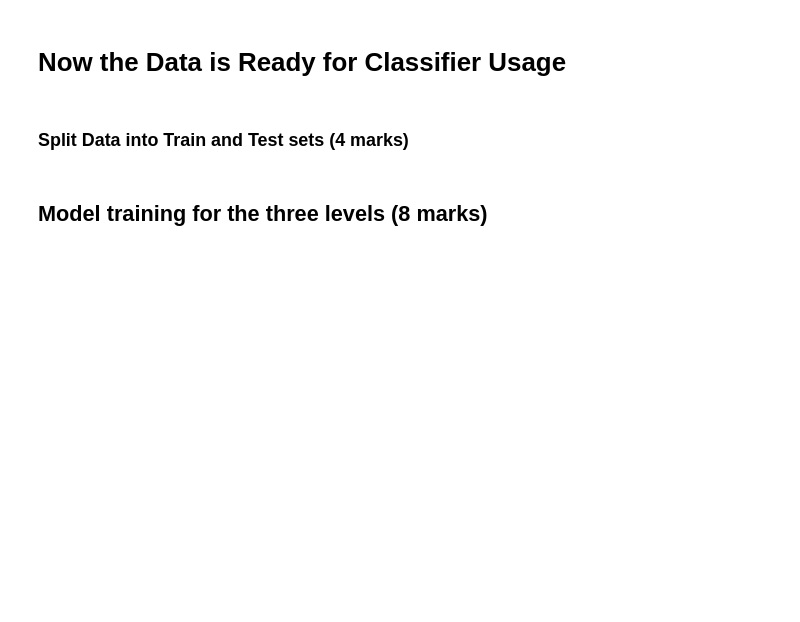
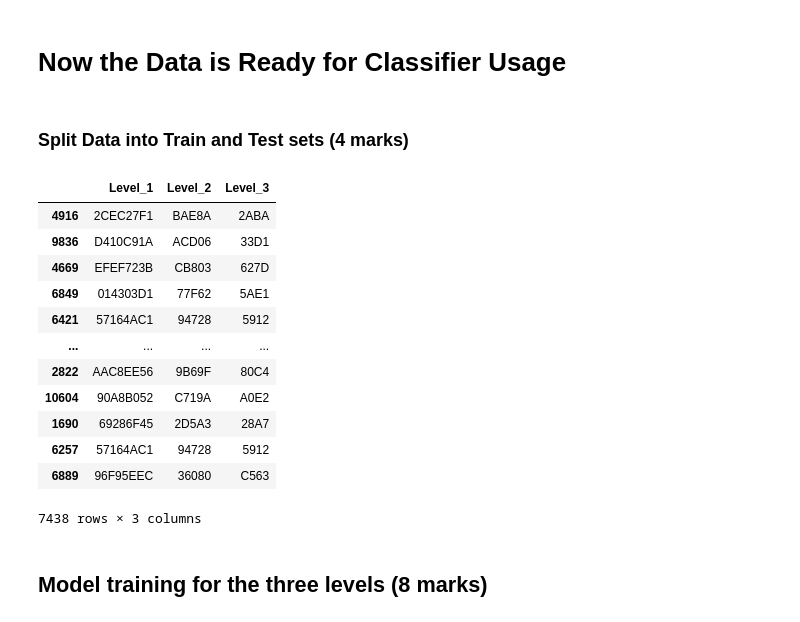
Before and after one commit to JohnnyFoulds/DSM030-2021-OCT, a Jupyter notebook: coursework_01/solution.ipynb, the cells around one changed output. Drawn from its saved outputs; the diff is of its cells as text; code cells hidden in the pictures; blank space fills up the shorter version.

```diff
--- a/coursework_01/solution.ipynb
+++ b/coursework_01/solution.ipynb
@@ -310,0 +313,3 @@ Function get_feature_names is deprecated; get_feature_names is deprecated in 1.0
+# %%
+# vectorize the description column in the dataset
+count_vectorizer, bow = bow_transform(df_clean.Description, 3)
@@ -314,3 +330,14 @@ Now we can use .transform on our Bag-of-Words (bow) transformed object and trans
 # After that you pass the result of the previous step to sklearn's TfidfTransformer
 # which will convert them into a feature matrix
 # See here: https://scikit-learn.org/stable/modules/generated/sklearn.feature_extraction.text.TfidfTransformer.html
+
+tfidf_transformer = TfidfTransformer()
+text_tfidf = tfidf_transformer.fit_transform(bow)
+# %%
+# perform dimensionality reduction
+n_components = 50 #2000
+
+svd = TruncatedSVD(n_components=n_components, random_state=42)
+text_svd = svd.fit_transform(text_tfidf)
+
+print('Total variance explained: %.2f' % svd.explained_variance_ratio_.sum())
@@ -317,5 +346,7 @@ Now we can use .transform on our Bag-of-Words (bow) transformed object and trans
 # %%
 # The resulting matrix is in sparse format, we can transform it into dense
 # Code prepared for you so you can see what results look like
-text_tfidf = pd.DataFrame(text_tfidf.toarray())
+#text_tfidf = pd.DataFrame(text_tfidf.toarray())
+text_tfidf = pd.DataFrame(text_svd)
+text_tfidf.shape
 # %% [output]
@@ -333,3 +370,30 @@ text_tfidf.head()
+# %%
+from sklearn.model_selection import train_test_split
+
+# get the dependent and indeendent variables
+y = df_clean.drop('Description', axis=1)
+X = text_tfidf
+
+# Train/Test split
+#X_train, X_test, y_train, y_test = train_test_split(X.index,y,test_size=0.3)
+X_train, X_test, y_train, y_test = train_test_split(X,y,test_size=0.3)
+
+#X_train
+y_train
+# %% [output]
+|  | Level_1 | Level_2 | Level_3 |
+| 4916 | 2CEC27F1 | BAE8A | 2ABA |
+| 9836 | D410C91A | ACD06 | 33D1 |
+| 4669 | EFEF723B | CB803 | 627D |
+| 6849 | 014303D1 | 77F62 | 5AE1 |
+| 6421 | 57164AC1 | 94728 | 5912 |
+| ... | ... | ... | ... |
+| 2822 | AAC8EE56 | 9B69F | 80C4 |
+| 10604 | 90A8B052 | C719A | A0E2 |
+| 1690 | 69286F45 | 2D5A3 | 28A7 |
+| 6257 | 57164AC1 | 94728 | 5912 |
+| 6889 | 96F95EEC | 36080 | C563 |
+7438 rows × 3 columns
 # %%
 # You might need to reset index in each dataframe (depends on you how you do things)
 # done for you to make it clearer
```
Also changed, not shown: parts of 13 cells of this notebook, 3 other files.
